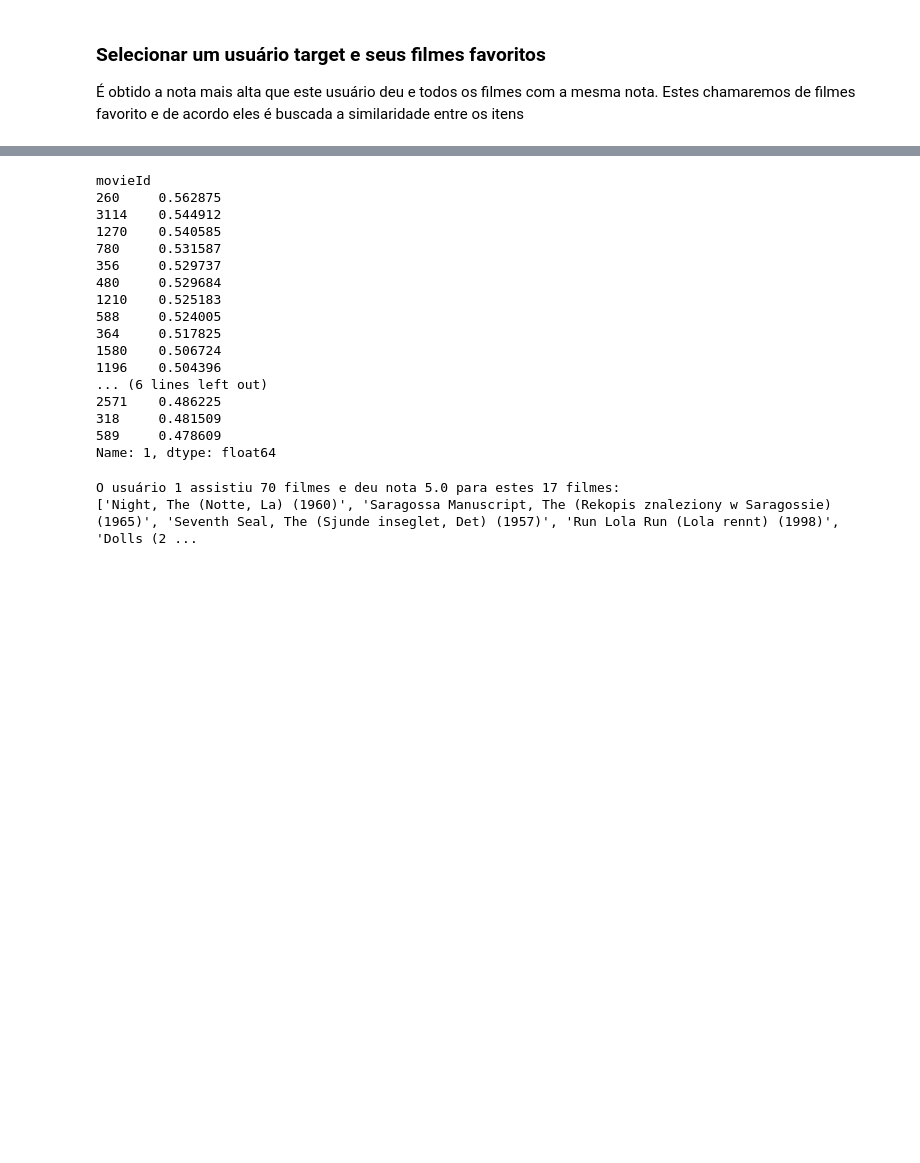
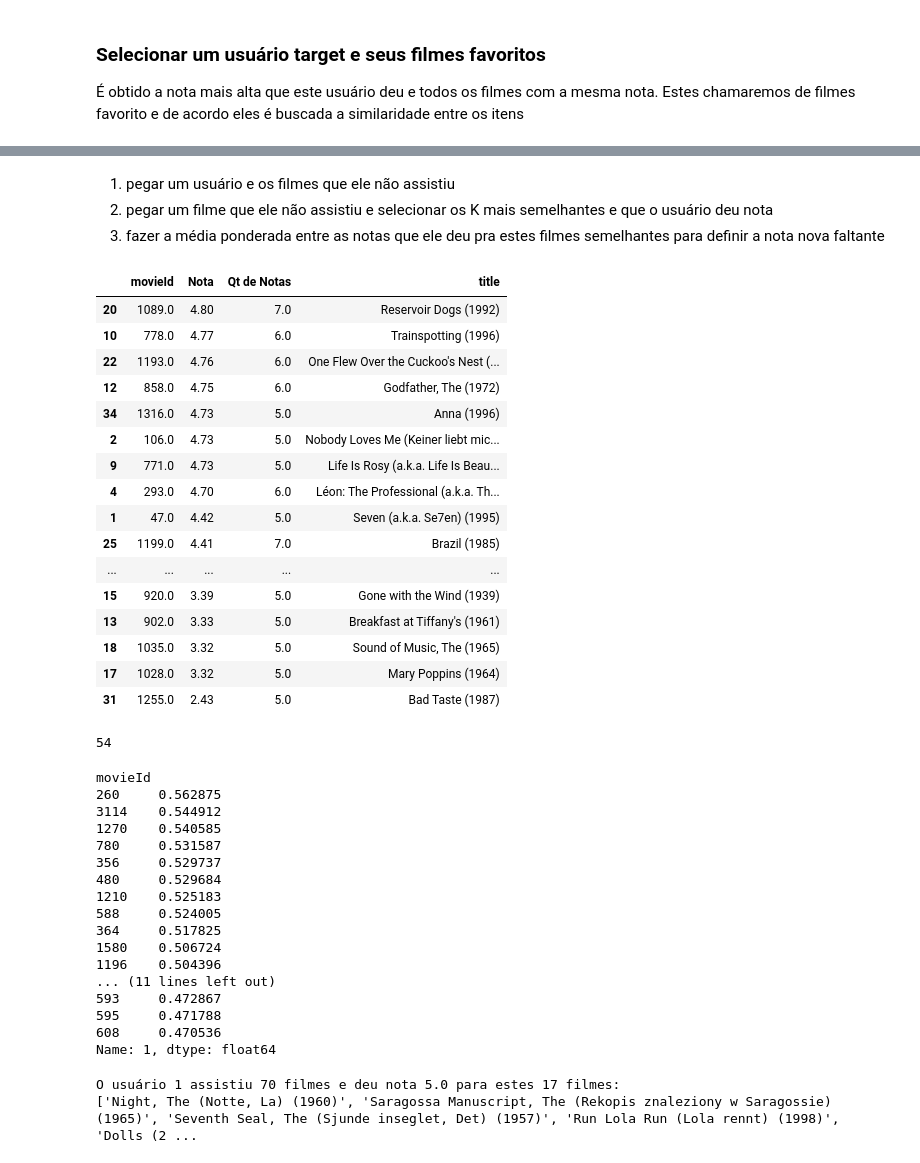
Before and after one commit to xnes/recsys, a Jupyter notebook: rec_sys_apresentacao.ipynb, the cells around one changed output, grey strips where cells are left out. Cells and saved outputs as stored; diff of their text form; code cells hidden in the pictures; blank space fills up the shorter version.

```diff
--- a/rec_sys_apresentacao.ipynb
+++ b/rec_sys_apresentacao.ipynb
@@ -355,6 +354,69 @@ movies_cosine.head()
 É obtido a nota mais alta que este usuário deu e todos os filmes  com a mesma nota. Estes chamaremos de filmes favorito e de acordo eles é buscada a similaridade entre os itens
 # %% [markdown]
 <center><img src="img/item-based-cosseno-predicao.jpg" style="max-width: 40%"></center>
+# %% [markdown]
+1. pegar um usuário e os filmes que ele não assistiu
+2. pegar um filme que ele não assistiu e selecionar os K mais semelhantes e que o usuário deu nota
+3. fazer a média ponderada entre as notas que ele deu pra estes filmes semelhantes para definir a nota nova faltante
+# %%
+usuarioId_target = 1
+filmes_não_avaliados = listar_filmes_nao_vistos(usuarioId_target,movies_X_users)
+
+recomendacao = pd.DataFrame(columns=("movieId", "Nota", "Qt de Notas"))
+
+#para cada filme que ele não viu
+for filme in filmes_não_avaliados[:1000]:
+    #pegamos um filme e vemos os mais similares
+    filmes_mais_similares = obter_mais_similares(filme, movies_cosine, users_X_movies,100)
+    #print(filme)
+    similares_vistos = list(set(filmes_mais_similares.index)-set(filmes_não_avaliados)) #pegar os mais similares àqueles
+    #print(similares_vistos)
+    coeficientes = []
+    notas = []
+    numerador = 0
+    denominador = 0
+    qtd_notas = 0
+    for i in similares_vistos:
+        coeficiente = movies_cosine[filme][i]
+        nota = users_X_movies[usuarioId_target][i]
+        coeficientes.append(coeficiente)
+        notas.append(nota)
+        numerador += nota * coeficiente
+        denominador += coeficiente
+        qtd_notas += 1
+
+    if((coeficientes!=[]) & (qtd_notas>=5)):
+        #print(coeficientes)
+        #print(notas)
+        #print (filme, ":", round(numerador/denominador,2))
+        recomendacao.loc[len(recomendacao)] = [int(filme), round(numerador/denominador,2), qtd_notas]
+recomendacao.set_index("movieId")
+recomendacao.sort_values(by="Nota",ascending=False).join(movies[['title']], on="movieId")
+# %% [output]
+|  | movieId | Nota | Qt de Notas | title |
+| 20 | 1089.0 | 4.80 | 7.0 | Reservoir Dogs (1992) |
+| 10 | 778.0 | 4.77 | 6.0 | Trainspotting (1996) |
+| 22 | 1193.0 | 4.76 | 6.0 | One Flew Over the Cuckoo's Nest (... |
+| 12 | 858.0 | 4.75 | 6.0 | Godfather, The (1972) |
+| 34 | 1316.0 | 4.73 | 5.0 | Anna (1996) |
+| 2 | 106.0 | 4.73 | 5.0 | Nobody Loves Me (Keiner liebt mic... |
+| 9 | 771.0 | 4.73 | 5.0 | Life Is Rosy (a.k.a. Life Is Beau... |
+| 4 | 293.0 | 4.70 | 6.0 | Léon: The Professional (a.k.a. Th... |
+| 1 | 47.0 | 4.42 | 5.0 | Seven (a.k.a. Se7en) (1995) |
+| 25 | 1199.0 | 4.41 | 7.0 | Brazil (1985) |
+| ... | ... | ... | ... | ... |
+| 15 | 920.0 | 3.39 | 5.0 | Gone with the Wind (1939) |
+| 13 | 902.0 | 3.33 | 5.0 | Breakfast at Tiffany's (1961) |
+| 18 | 1035.0 | 3.32 | 5.0 | Sound of Music, The (1965) |
+| 17 | 1028.0 | 3.32 | 5.0 | Mary Poppins (1964) |
+| 31 | 1255.0 | 2.43 | 5.0 | Bad Taste (1987) |
+# %%
+movies_cosine[51][4703]
+lista_51 = obter_mais_similares(51, movies_cosine, users_X_movies,200)
+4703 in lista_51
+len(movies_cosine[51][movies_cosine[51]!=0])
+# %% [output]
+54
 # %%
 usuarioId_target = 1
 filmes_avaliados = listar_filmes_avaliados(usuarioId_target)
@@ -363,7 +425,7 @@ filmes_não_avaliados = listar_filmes_nao_vistos(usuarioId_target,movies_X_users
 
 filme = filmes_não_avaliados[0]
 linha = movies_cosine.loc[filme]
-filmes_mais_similares = obter_mais_similares(1, 20, movies_cosine, users_X_movies)
+filmes_mais_similares = obter_mais_similares(1, movies_cosine, users_X_movies,)
 movies_cosine.loc[1][filmes_mais_similares].sort_values(ascending=False)
 #for filme in filmes_não_avaliados:
 # %% [output]
@@ -379,10 +441,10 @@ movieId
 364     0.517825
 1580    0.506724
 1196    0.504396
-... (6 lines left out)
-2571    0.486225
-318     0.481509
-589     0.478609
+... (11 lines left out)
+593     0.472867
+595     0.471788
+608     0.470536
 Name: 1, dtype: float64
 # %%
 usuarioId_target = 1
```
Also changed, not shown: parts of 12 cells of this notebook.
